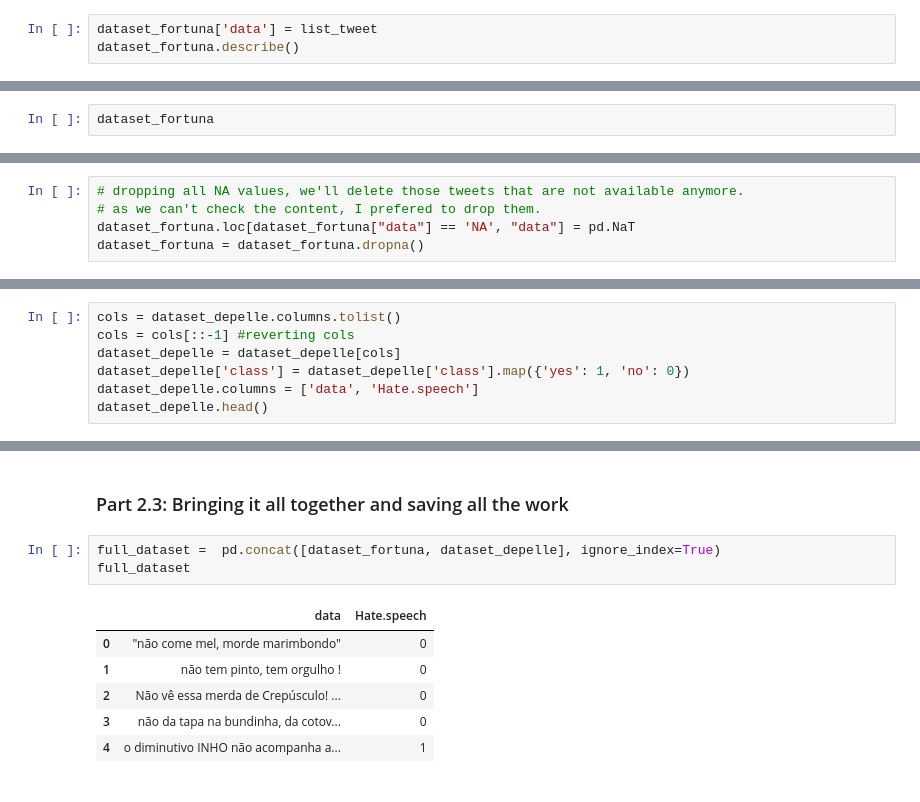
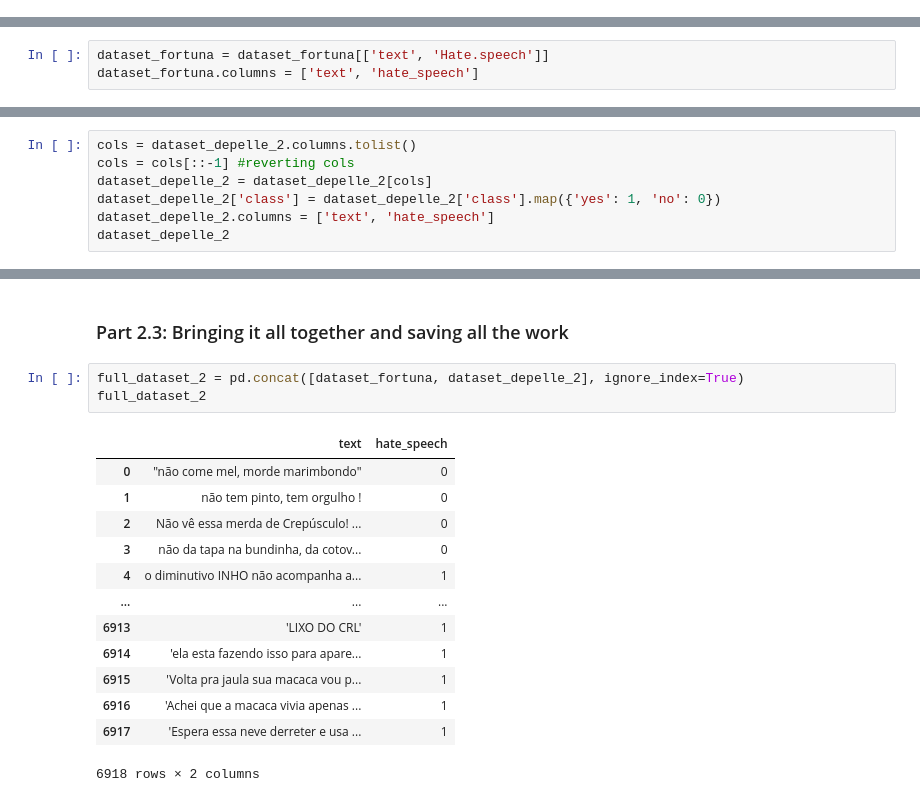
Before and after one commit to luciananobrega/hate_speech_detector, a Jupyter notebook: code/getting_data.ipynb, the cells around one changed output, grey strips where cells are left out. Cells and saved outputs as stored; diff of their text form.

```diff
--- a/code/getting_data.ipynb
+++ b/code/getting_data.ipynb
@@ -84,3 +82,0 @@ for tweet_id in tqdm.tqdm(list_tweet_id):
-# %%
-dataset_fortuna['data'] = list_tweet
-dataset_fortuna.describe()
@@ -97,2 +83,3 @@ dataset_fortuna.describe()
 # %%
-dataset_fortuna
+dataset_fortuna = dataset_fortuna[['text', 'Hate.speech']]
+dataset_fortuna.columns = ['text', 'hate_speech']
@@ -113,6 +86 @@ dataset_fortuna
-# %%
-# dropping all NA values, we'll delete those tweets that are not available anymore.
-# as we can't check the content, I prefered to drop them.
-dataset_fortuna.loc[dataset_fortuna["data"] == 'NA', "data"] = pd.NaT
-dataset_fortuna = dataset_fortuna.dropna()
 # %%
@@ -145,10 +102,10 @@ dataset_fortuna.describe()
 # %% [markdown]
 ### Part 2.2: Change dataset_depelle to same format as dataset_fortuna
 # %%
-cols = dataset_depelle.columns.tolist()
+cols = dataset_depelle_2.columns.tolist()
 cols = cols[::-1] #reverting cols
-dataset_depelle = dataset_depelle[cols]
-dataset_depelle['class'] = dataset_depelle['class'].map({'yes': 1, 'no': 0})
-dataset_depelle.columns = ['data', 'Hate.speech']
-dataset_depelle.head()
+dataset_depelle_2 = dataset_depelle_2[cols]
+dataset_depelle_2['class'] = dataset_depelle_2['class'].map({'yes': 1, 'no': 0})
+dataset_depelle_2.columns = ['text', 'hate_speech']
+dataset_depelle_2
 # %% [output]
@@ -161,12 +146,19 @@ dataset_depelle.head()
 # %% [markdown]
 ### Part 2.3: Bringing it all together and saving all the work
 # %%
-full_dataset =  pd.concat([dataset_fortuna, dataset_depelle], ignore_index=True)
-full_dataset
+full_dataset_2 = pd.concat([dataset_fortuna, dataset_depelle_2], ignore_index=True)
+full_dataset_2
 # %% [output]
-|  | data | Hate.speech |
+|  | text | hate_speech |
 | 0 | "não come mel, morde marimbondo" | 0 |
 | 1 | não tem pinto, tem orgulho ! | 0 |
 | 2 | Não vê essa merda de Crepúsculo! ... | 0 |
 | 3 | não da tapa na bundinha, da cotov... | 0 |
 | 4 | o diminutivo INHO não acompanha a... | 1 |
+| ... | ... | ... |
+| 6913 | 'LIXO DO CRL' | 1 |
+| 6914 | 'ela esta fazendo isso para apare... | 1 |
+| 6915 | 'Volta pra jaula sua macaca vou p... | 1 |
+| 6916 | 'Achei que a macaca vivia apenas ... | 1 |
+| 6917 | 'Espera essa neve derreter e usa ... | 1 |
+6918 rows × 2 columns
```
Also changed, not shown: parts of 21 cells of this notebook, 12 other files.
